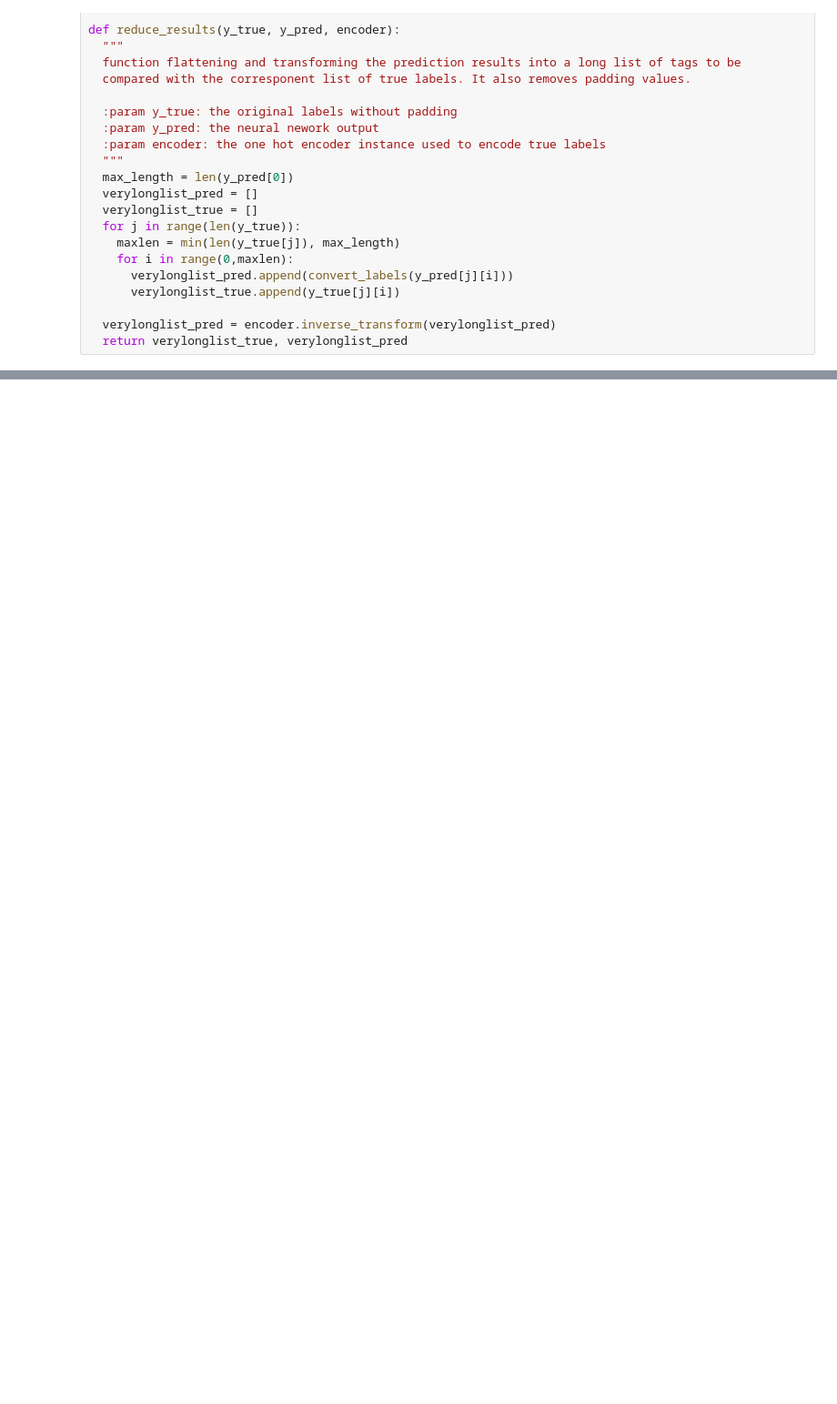
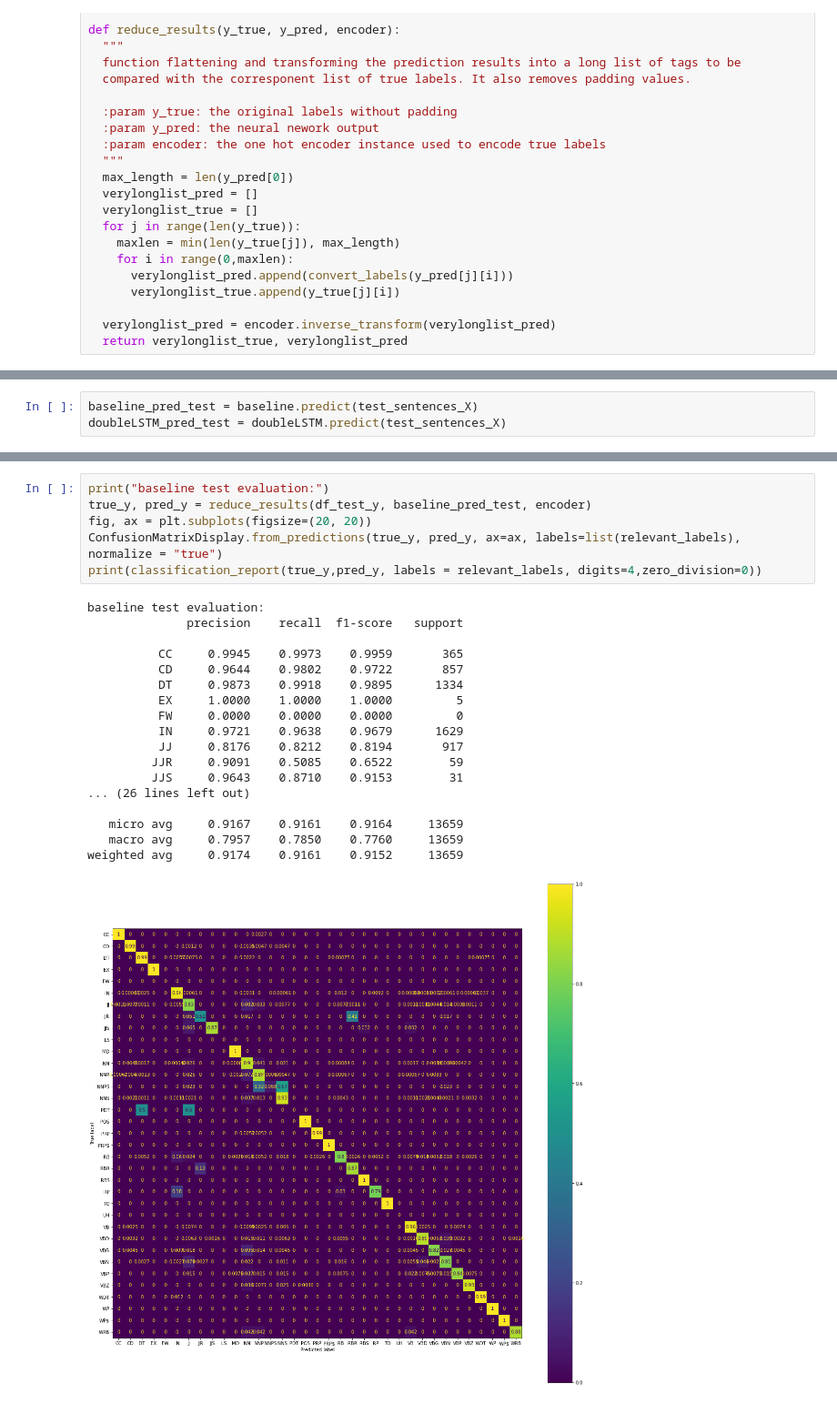
Before and after one commit to DomMcOyle/NLP-Assigments-22-23, a Jupyter notebook: Assignment1.ipynb, the cells around one changed output, grey strips where cells are left out. Shown at 91% size. Cells and saved outputs as stored; diff of their text form; blank space fills up the shorter version.

```diff
--- a/Assignment1.ipynb
+++ b/Assignment1.ipynb
@@ -1259,0 +1278,3 @@ doubleDense_pred_test = doubleDense.predict(test_sentences_X)
+# %%
+baseline_pred_test = baseline.predict(test_sentences_X)
+doubleLSTM_pred_test = doubleLSTM.predict(test_sentences_X)
@@ -1260,3 +1284,28 @@ doubleDense_pred_test = doubleDense.predict(test_sentences_X)
+# %%
+print("baseline test evaluation:")
+true_y, pred_y = reduce_results(df_test_y, baseline_pred_test, encoder)
+fig, ax = plt.subplots(figsize=(20, 20))
+ConfusionMatrixDisplay.from_predictions(true_y, pred_y, ax=ax, labels=list(relevant_labels), normalize = "true")
+print(classification_report(true_y,pred_y, labels = relevant_labels, digits=4,zero_division=0))
+# %% [output]
+baseline test evaluation:
+              precision    recall  f1-score   support
+
+          CC     0.9945    0.9973    0.9959       365
+          CD     0.9644    0.9802    0.9722       857
+          DT     0.9873    0.9918    0.9895      1334
+          EX     1.0000    1.0000    1.0000         5
+          FW     0.0000    0.0000    0.0000         0
+          IN     0.9721    0.9638    0.9679      1629
+          JJ     0.8176    0.8212    0.8194       917
+         JJR     0.9091    0.5085    0.6522        59
+         JJS     0.9643    0.8710    0.9153        31
+... (26 lines left out)
+
+   micro avg     0.9167    0.9161    0.9164     13659
+   macro avg     0.7957    0.7850    0.7760     13659
+weighted avg     0.9174    0.9161    0.9152     13659
+[figure, added]
 # %%
 print("doubleLSTM test evaluation:")
 true_y, pred_y = reduce_results(df_test_y, doubleLSTM_pred_test, encoder)
```
Also changed, not shown: parts of 24 cells of this notebook.
